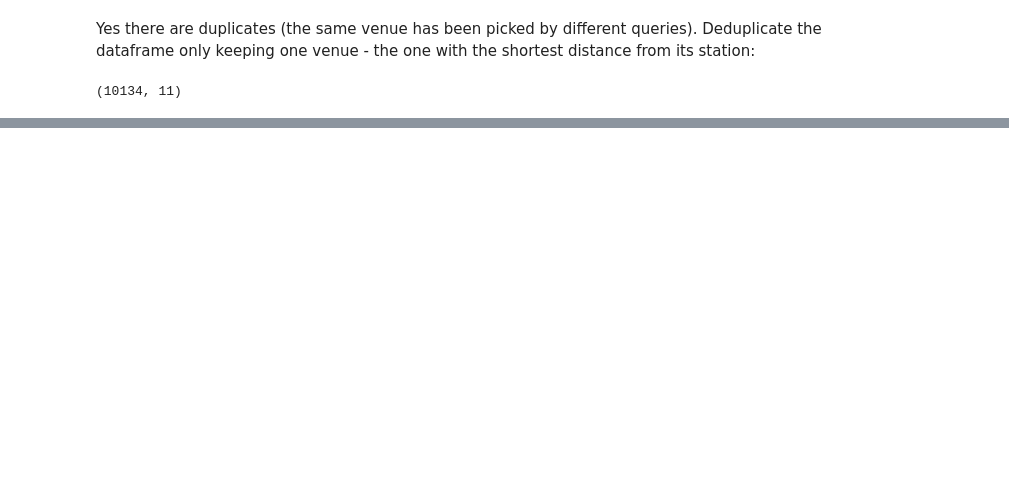
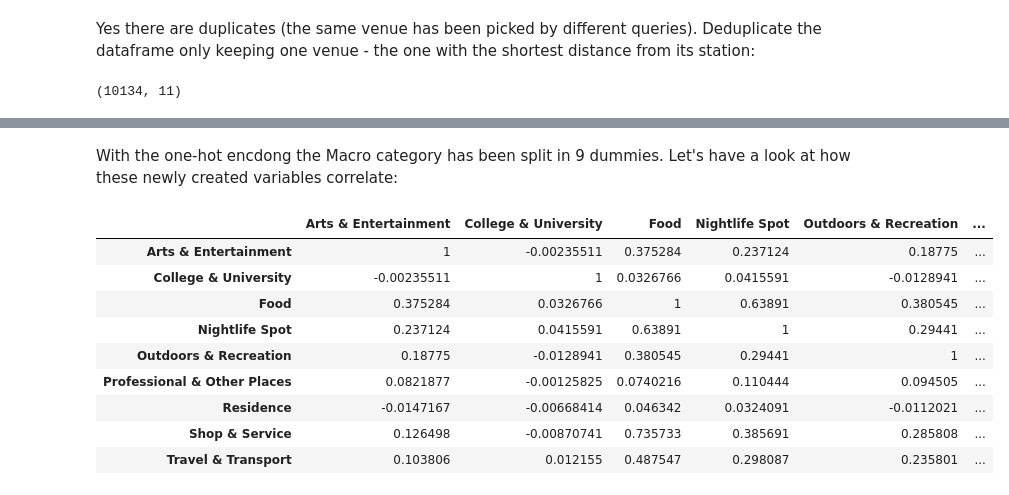
Before and after one commit to walterdantino/Coursera-Data-Science, a Jupyter notebook: London Stations Clustering.ipynb, the cells around one changed output, grey strips where cells are left out. Saved outputs shown, nothing was run; the diff lists cells and outputs as text; code cells hidden in the pictures; blank space fills up the shorter version.

```diff
--- a/London Stations Clustering.ipynb
+++ b/London Stations Clustering.ipynb
@@ -280,0 +444,21 @@ london_venues.loc[london_venues['Venue ID'] == '5c66c388947c05003948a783']
+# %% [markdown]
+With the one-hot encdong the Macro category has been split in 9 dummies. Let's have a look at how these newly created variables correlate:
+# %%
+import pandas as pd
+import numpy as np
+
+df = london_onehot.groupby(['Neighborhood']).sum()
+corr = df.corr()
+corr.style.background_gradient(cmap='coolwarm')
+# 'RdBu_r' & 'BrBG' are other good diverging colormaps
+# %% [output]
+|  | Arts & Entertainment | College & University | Food | Nightlife Spot | Outdoors & Recreation | ... |
+| Arts & Entertainment | 1 | -0.00235511 | 0.375284 | 0.237124 | 0.18775 | ... |
+| College & University | -0.00235511 | 1 | 0.0326766 | 0.0415591 | -0.0128941 | ... |
+| Food | 0.375284 | 0.0326766 | 1 | 0.63891 | 0.380545 | ... |
+| Nightlife Spot | 0.237124 | 0.0415591 | 0.63891 | 1 | 0.29441 | ... |
+| Outdoors & Recreation | 0.18775 | -0.0128941 | 0.380545 | 0.29441 | 1 | ... |
+| Professional & Other Places | 0.0821877 | -0.00125825 | 0.0740216 | 0.110444 | 0.094505 | ... |
+| Residence | -0.0147167 | -0.00668414 | 0.046342 | 0.0324091 | -0.0112021 | ... |
+| Shop & Service | 0.126498 | -0.00870741 | 0.735733 | 0.385691 | 0.285808 | ... |
+| Travel & Transport | 0.103806 | 0.012155 | 0.487547 | 0.298087 | 0.235801 | ... |
```
Also changed, not shown: parts of 43 cells of this notebook.
